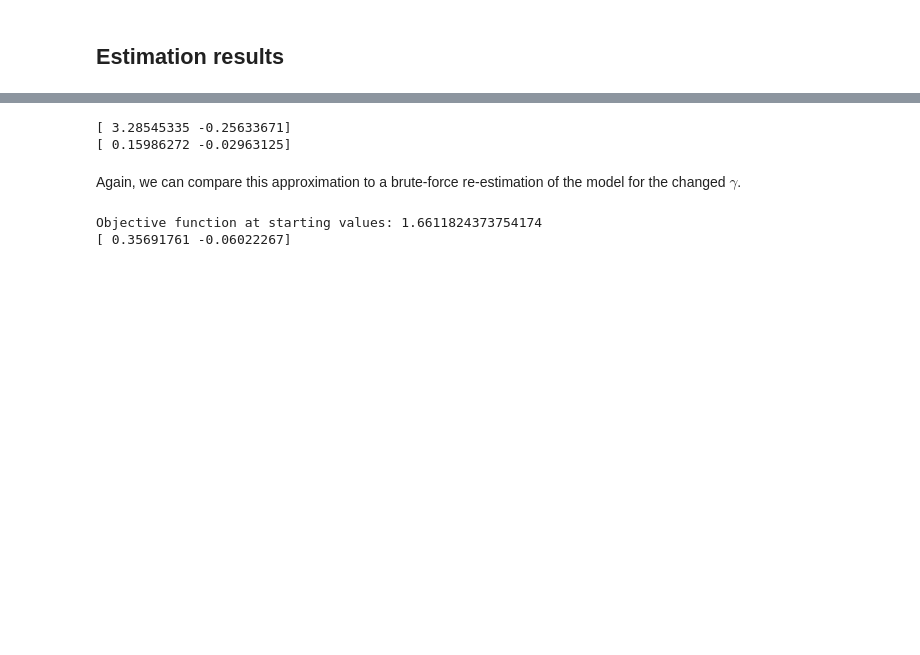
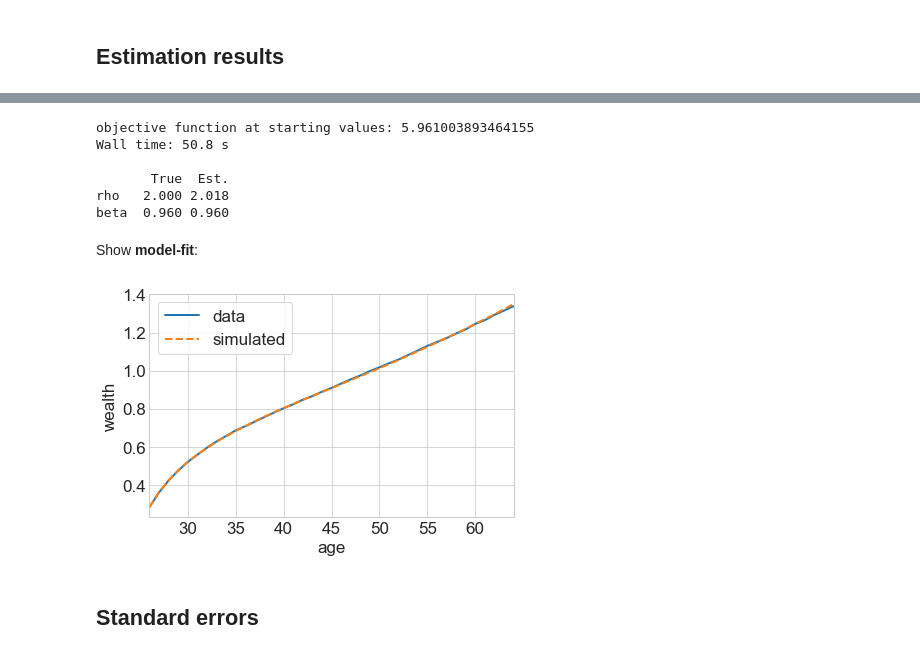
Before and after one commit to NumEconCopenhagen/ConsumptionSavingNotebooks, a Jupyter notebook: DynamicProgramming/04. Structural Estimation.ipynb, the cells around one changed output, grey strips where cells are left out. Drawn from its saved outputs; the diff is of its cells as text; code cells hidden in the pictures; blank space fills up the shorter version.

```diff
--- a/DynamicProgramming/04. Structural Estimation.ipynb
+++ b/DynamicProgramming/04. Structural Estimation.ipynb
@@ -110,10 +146,4 @@ model simulated in 1.4 secs
 # %%
-# bootstrap variance of estimation moments. Used for standard errors below and potentially for weighting matrix
-num_boot = 200
-num_moms = datamoms.size
-smd.Omega = smd.bootstrap_mom_var(model_true.sim,n,num_boot,num_moms)
-
-# Choose weighting matrix
 if weighting_matrix == 0:
     W = np.eye(smd.datamoms.size) # identity
 elif weighting_matrix == 1:
@@ -244,37 +155,25 @@ Another approach suggested is to investigate larger simultaneous changes in $\ga
-# %%
-# set new calibrated parameters
-cali_par_new = {'G':1.05}
-
-# update calibrated parameters in new version of the model
-model_new = model.copy()
-for key,val in cali_par_new.items():
-    setattr(model_new.par,key,val)
-
-# calculate new objective function
-obj_vec = smd.diff_vec_func(est['theta'],model,est_par_names)
-obj_vec_new = smd.diff_vec_func(est['theta'],model_new,est_par_names)
-
-# approximate change in theta
-Gamma_new,_ = smd.calc_gamma(est['theta'],model_new,W)
-theta_delta =  Gamma_new @ obj_vec_new - Gamma @ obj_vec
-print(theta_delta)
-
-# extrapolate the gradient
-theta_delta_extrap = np.zeros(theta_delta.size)
-for j,key in enumerate(cali_par_new):
-    theta_delta_extrap += sens_cali[:,j]*(cali_par_new[key]-getattr(model.par,key))
-
-print(theta_delta_extrap)
-# %% [output]
-[ 3.28545335 -0.25633671]
-[ 0.15986272 -0.02963125]
-# %% [markdown]
-Again, we can compare this approximation to a brute-force re-estimation of the model for the changed $\gamma$.
-# %%
-if do_brute_force:
-    est_new = smd.estimate(model_new,W)
-    theta_delta_brute = est_new['theta'] - est['theta']
-    print(theta_delta_brute)
-# %% [output]
-Objective function at starting values: 1.6611824373754174
-[ 0.35691761 -0.06022267]
+# %%
+# a. estimate the model (can take several minutes)
+%time est = smd.estimate(model,W)
+
+# b. print estimation results
+print(f'\n       True  Est. ')
+for key in est_par.keys():
+    print(f'{key:5s} {getattr(true.par,key):2.3f} {est[key]:2.3f}')
+# %% [output]
+objective function at starting values: 5.961003893464155
+Wall time: 50.8 s
+
+       True  Est.
+rho   2.000 2.018
+beta  0.960 0.960
+# %% [markdown]
+Show **model-fit**:
+# %%
+plot_data_x = {'data':moment_names,'simulated':moment_names}
+plot_data_y = {'data':datamoms,'simulated':mom_func(model.sim)}
+smd.plot(plot_data_x,plot_data_y,xlabel='age',ylabel='wealth')
+# %% [output]
+[figure, added]
+# %% [markdown]
+## Standard errors
```
Also changed, not shown: parts of 62 cells of this notebook, 9 other files.
